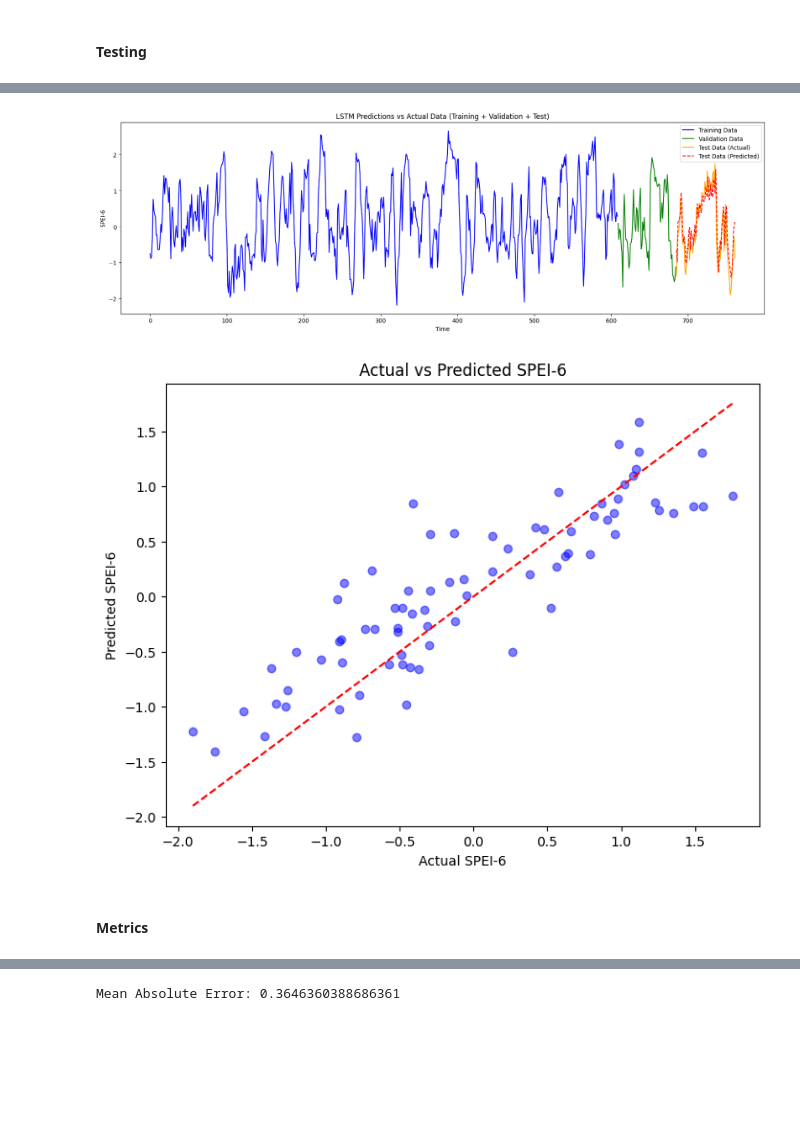
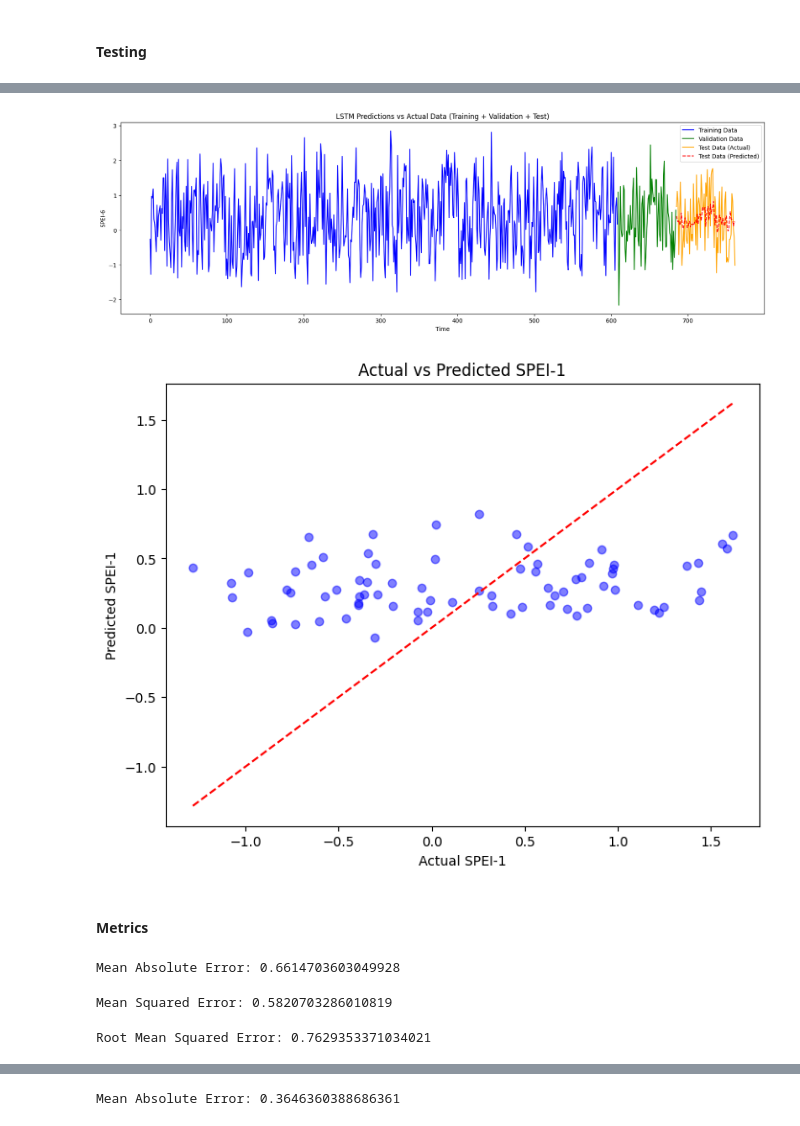
Before and after one commit to chillwafflez/KorahResearch-DroughtForecasting, a Jupyter notebook: LSTM_Modeling.ipynb, the cells around one changed output, grey strips where cells are left out. Saved outputs shown, nothing was run; the diff lists cells and outputs as text; code cells hidden in the pictures; blank space fills up the shorter version.

Commit message:
results for LSTM modeling on SPEI-1 and SPEI-12

```diff
--- a/LSTM_Modeling.ipynb
+++ b/LSTM_Modeling.ipynb
@@ -121,0 +260,4 @@ y_test.max(), y_test.min()
+# %%
+spei12_df['time'] = pd.to_datetime(spei12_df['time'], format='%Y-%m-%d')
+spei12_df.set_index('time', inplace=True)
+graph_spei_data(spei12_df, 12)
@@ -121,0 +267,5 @@ y_test.max(), y_test.min()
+# %%
+# normalize data
+scaler = MinMaxScaler(feature_range=(-1, 1))
+spei12_df['spei'] = scaler.fit_transform(spei12_df[['spei']])
+spei12_df.head(5)
@@ -190,19 +409,19 @@ plt.show()
 # %% [markdown]
 #### Testing
 # %%
-y_pred = LSTM_model.predict(X_test) # make predictions
+y_pred_spei1 = LSTM_model_spei1.predict(X_test_spei1) # make predictions
 
 # reverse normalized SPEI values back to normal scale
-y_pred_original = scaler.inverse_transform(y_pred)
-y_test_original = scaler.inverse_transform(y_test.reshape(-1, 1))
+y_pred_original_spei1 = scaler.inverse_transform(y_pred_spei1)
+y_test_original_spei1 = scaler.inverse_transform(y_test_spei1.reshape(-1, 1))
 
 # actual vs. predicted
 plt.figure(figsize=(10, 6))
-plt.plot(y_test_original, label="Actual")
-plt.plot(y_pred_original, label="Predicted", linestyle="dashed")
+plt.plot(y_test_original_spei1, label="Actual")
+plt.plot(y_pred_original_spei1, label="Predicted", linestyle="dashed")
 plt.xlabel("Time")
-plt.ylabel("SPEI-6")
+plt.ylabel("SPEI-1")
 plt.legend()
-plt.title("LSTM Model Predictions vs Actual Values")
+plt.title("LSTM Model Predictions vs Actual Values (SPEI-1)")
 plt.show()
 # %% [output]
@@ -211,51 +430,69 @@ plt.show()
 # %%
 # reverse normalized SPEI values back to normal scale
 # concatenate the training, validation, and test data
-train_data1 = scaler.inverse_transform(y_train.reshape(-1, 1))
-val_data1 = scaler.inverse_transform(y_val.reshape(-1, 1))
-test_data1 = scaler.inverse_transform(y_test.reshape(-1, 1))
+reversed_train_data_spei1 = scaler.inverse_transform(y_train_spei1.reshape(-1, 1))
+reversed_val_data_spei1 = scaler.inverse_transform(y_val_spei1.reshape(-1, 1))
+reversed_test_data_spei1 = scaler.inverse_transform(y_test_spei1.reshape(-1, 1))
 
 # Concatenate the actual data (train + validation + test)
-actual_data = np.concatenate((train_data1, val_data1, test_data1), axis=0)
+actual_data = np.concatenate((reversed_train_data_spei1, reversed_val_data_spei1, reversed_test_data_spei1), axis=0)
 
 # Concatenate the predicted data
 # match this array with full data, but set training and validation set with NaN values | this will align the prediction data to only the testing data indices
-predicted_data = np.concatenate((np.full_like(train_data1, np.nan),
-                                 np.full_like(val_data1, np.nan),
-                                 y_pred_original), axis=0)
+predicted_data = np.concatenate((np.full_like(reversed_train_data_spei1, np.nan),
+                                 np.full_like(reversed_val_data_spei1, np.nan),
+                                 y_pred_original_spei1), axis=0)
 
 # plot all data
 plt.figure(figsize=(20, 6))
 
 # plot training data
-plt.plot(range(len(train_data1)), train_data1, label="Training Data", color='blue')
+plt.plot(range(len(reversed_train_data_spei1)), reversed_train_data_spei1, label="Training Data", color='blue')
 
 # plot validation data
-plt.plot(range(len(train_data1), len(train_data1) + len(val_data1)), val_data1, label="Validation Data", color='green')
+plt.plot(range(len(reversed_train_data_spei1), len(reversed_train_data_spei1) + len(reversed_val_data_spei1)), reversed_val_data_spei1, label="Validation Data", color='green')
 
 # plot test data (actual)
-plt.plot(range(len(train_data1) + len(val_data1), len(actual_data)), test_data1, label="Test Data (Actual)", color='orange')
+plt.plot(range(len(reversed_train_data_spei1) + len(reversed_val_data_spei1), len(actual_data)), reversed_test_data_spei1, label="Test Data (Actual)", color='orange')
 
 # plot predicted data (LSTM predictions)
-plt.plot(range(len(train_data1) + len(val_data1), len(actual_data)), y_pred_original, label="Test Data (Predicted)", color='red', linestyle='--')
+plt.plot(range(len(reversed_train_data_spei1) + len(reversed_val_data_spei1), len(actual_data)), y_pred_original_spei1, label="Test Data (Predicted)", color='red', linestyle='--')
 
 
 plt.xlabel('Time')
 plt.ylabel('SPEI-6')
 plt.legend()
 plt.title('LSTM Predictions vs Actual Data (Training + Validation + Test)')
 plt.show()
 # %% [output]
-[figure, old version]
+[figure, new version]
 # %%
 plt.figure(figsize=(8, 6))
-plt.scatter(y_test_original, y_pred_original, color='blue', alpha=0.5)
-plt.plot([min(y_test_original), max(y_test_original)], [min(y_test_original), max(y_test_original)], color='red', linestyle='--')
-plt.xlabel('Actual SPEI-6')
-plt.ylabel('Predicted SPEI-6')
-plt.title('Actual vs Predicted SPEI-6')
+plt.scatter(y_test_original_spei1, y_pred_original_spei1, color='blue', alpha=0.5)
+plt.plot([min(y_test_original_spei1), max(y_test_original_spei1)], [min(y_test_original_spei1), max(y_test_original_spei1)], color='red', linestyle='--')
+plt.xlabel('Actual SPEI-1')
+plt.ylabel('Predicted SPEI-1')
+plt.title('Actual vs Predicted SPEI-1')
 plt.show()
 # %% [output]
-[figure, old version]
+[figure, new version]
 # %% [markdown]
 #### Metrics
+# %%
+# mean absolute error (MAE)
+mae_spei1 = mean_absolute_error(y_test_original_spei1, y_pred_original_spei1)
+print(f"Mean Absolute Error: {mae_spei1}")
+# %% [output]
+Mean Absolute Error: 0.6614703603049928
+# %%
+# mean squared error (MSE)
+mse_spei1 = mean_squared_error(y_test_original_spei1, y_pred_original_spei1)
+print(f"Mean Squared Error: {mse_spei1}")
+# %% [output]
+Mean Squared Error: 0.5820703286010819
+# %%
+# root mean squared error (RMSE)
+rmse_spei1 = np.sqrt(mse_spei1)
+print(f"Root Mean Squared Error: {rmse_spei1}")
+# %% [output]
+Root Mean Squared Error: 0.7629353371034021
```
Also changed, not shown: parts of 103 cells of this notebook.
